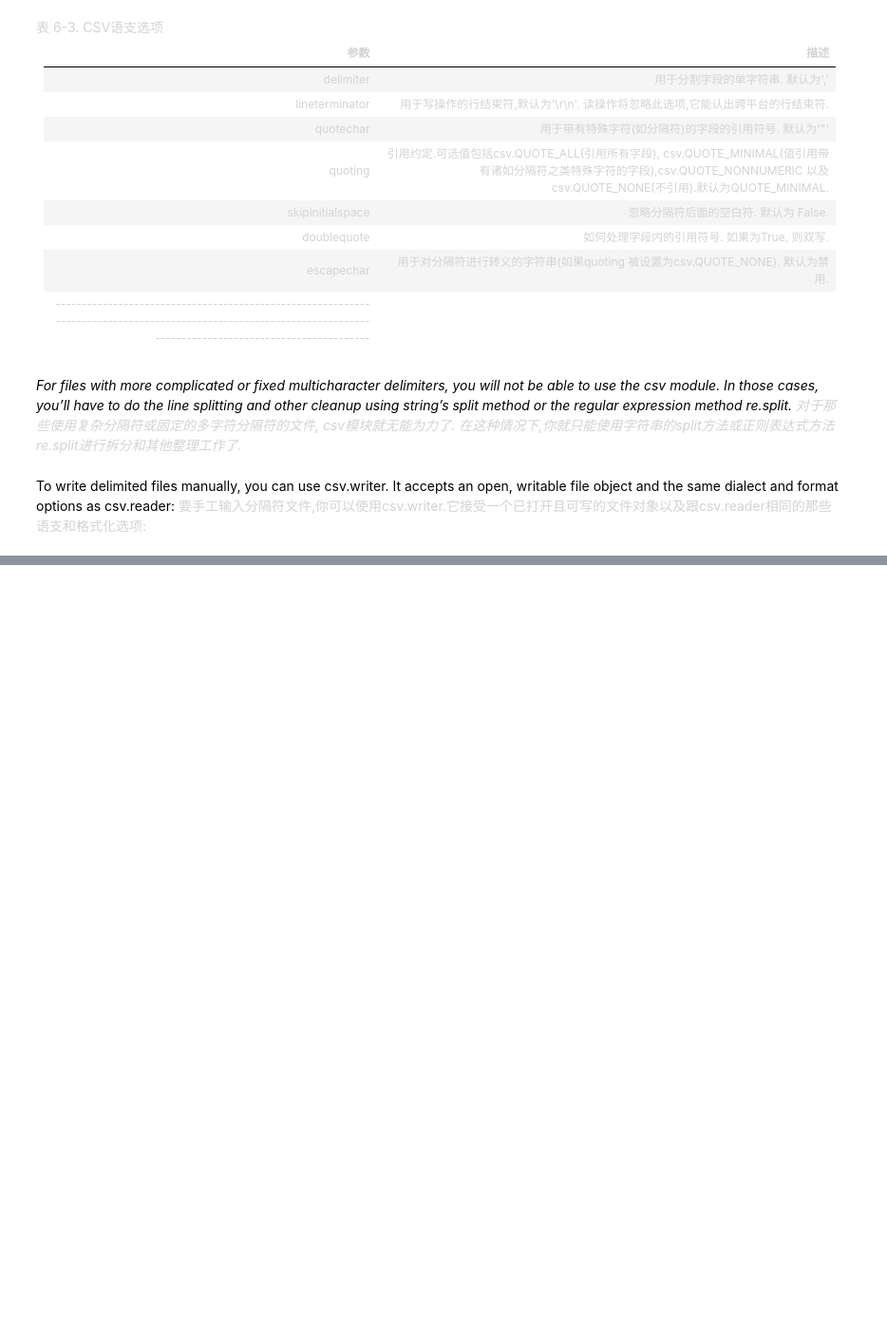
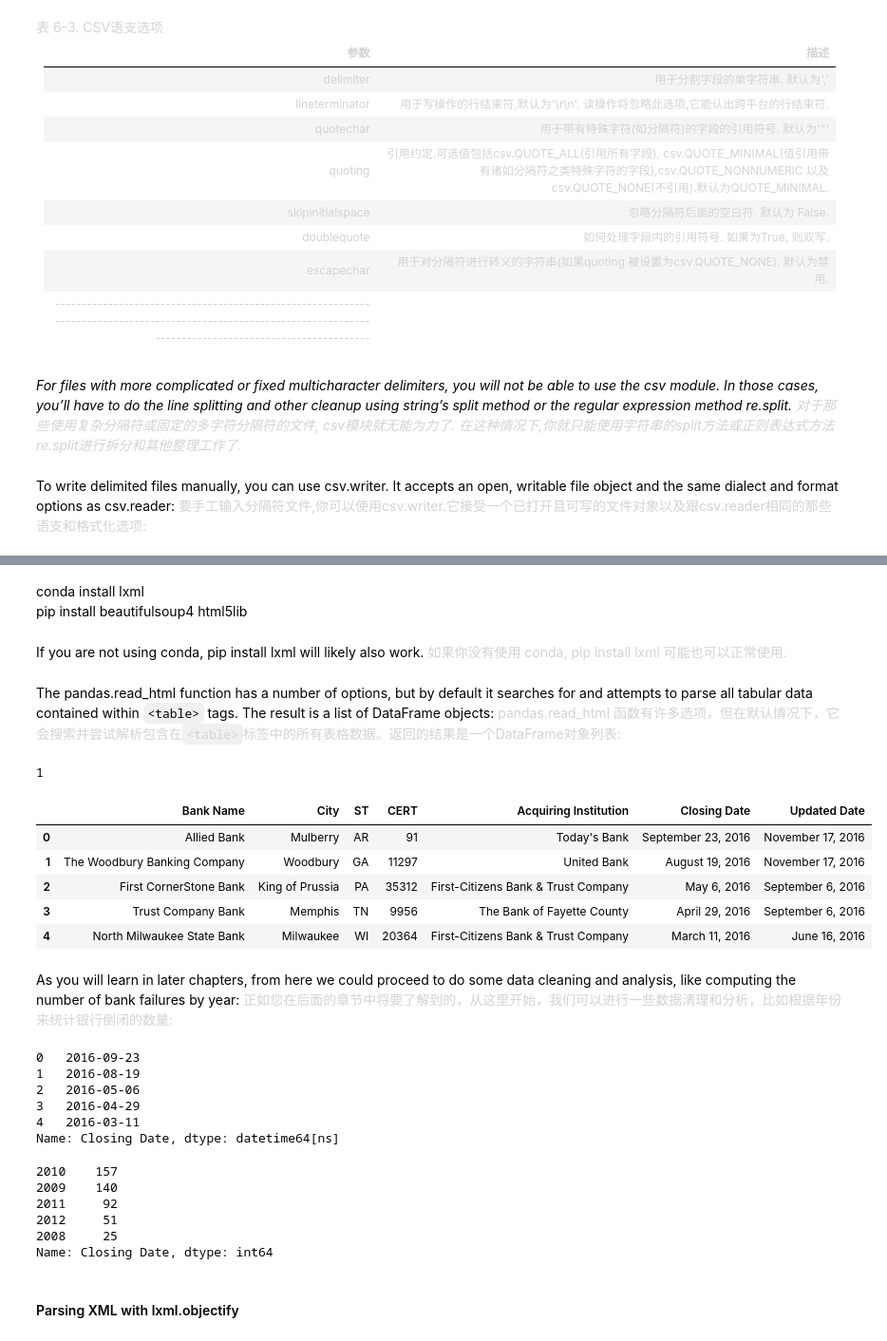
Before and after one commit to edenwzg/code, a Jupyter notebook: jupyter/Python for data analysis/Chapter 6. Data loading,Storage,and File Formats.ipynb, the cells around one changed output, grey strips where cells are left out. Shown at 95% size. Drawn from its saved outputs; the diff is of its cells as text; code cells hidden in the pictures; blank space fills up the shorter version.

```diff
--- a/jupyter/Python for data analysis/Chapter 6. Data loading,Storage,and File Formats.ipynb
+++ b/jupyter/Python for data analysis/Chapter 6. Data loading,Storage,and File Formats.ipynb
@@ -709,0 +808,51 @@ with open('mydata.csv', 'w') as f:
+# %% [markdown]
+conda install lxml
+pip install beautifulsoup4 html5lib
+# %% [markdown]
+If you are not using conda, pip install lxml will likely also work.
+<font color=LightGray>
+如果你没有使用 conda, pip install lxml 可能也可以正常使用.
+# %% [markdown]
+The pandas.read_html function has a number of options, but by default it searches for and attempts to parse all tabular data contained within `<table>` tags. The result is a list of DataFrame objects:
+<font color=LightGray>
+pandas.read_html 函数有许多选项，但在默认情况下，它会搜索并尝试解析包含在`<table>`标签中的所有表格数据。返回的结果是一个DataFrame对象列表:
+# %%
+tables = pd.read_html('D:/pydata-book/examples/fdic_failed_bank_list.html')
+len(tables)
+# %% [output]
+1
+# %%
+failures = tables[0]
+failures.head()
+# %% [output]
+|  | Bank Name | City | ST | CERT | Acquiring Institution | Closing Date | Updated Date |
+| 0 | Allied Bank | Mulberry | AR | 91 | Today's Bank | September 23, 2016 | November 17, 2016 |
+| 1 | The Woodbury Banking Company | Woodbury | GA | 11297 | United Bank | August 19, 2016 | November 17, 2016 |
+| 2 | First CornerStone Bank | King of Prussia | PA | 35312 | First-Citizens Bank & Trust Company | May 6, 2016 | September 6, 2016 |
+| 3 | Trust Company Bank | Memphis | TN | 9956 | The Bank of Fayette County | April 29, 2016 | September 6, 2016 |
+| 4 | North Milwaukee State Bank | Milwaukee | WI | 20364 | First-Citizens Bank & Trust Company | March 11, 2016 | June 16, 2016 |
+# %% [markdown]
+As you will learn in later chapters, from here we could proceed to do some data cleaning and analysis, like computing the number of bank failures by year:
+<font color=LightGray>
+正如您在后面的章节中将要了解到的，从这里开始，我们可以进行一些数据清理和分析，比如根据年份来统计银行倒闭的数量:
+# %%
+close_timestamps = pd.to_datetime(failures['Closing Date'])
+close_timestamps.head()
+# %% [output]
+0   2016-09-23
+1   2016-08-19
+2   2016-05-06
+3   2016-04-29
+4   2016-03-11
+Name: Closing Date, dtype: datetime64[ns]
+# %%
+close_timestamps.dt.year.value_counts().head()
+# %% [output]
+2010    157
+2009    140
+2011     92
+2012     51
+2008     25
+Name: Closing Date, dtype: int64
+# %% [markdown]
+#### Parsing XML with lxml.objectify
```
Also changed, not shown: parts of 21 cells of this notebook.
